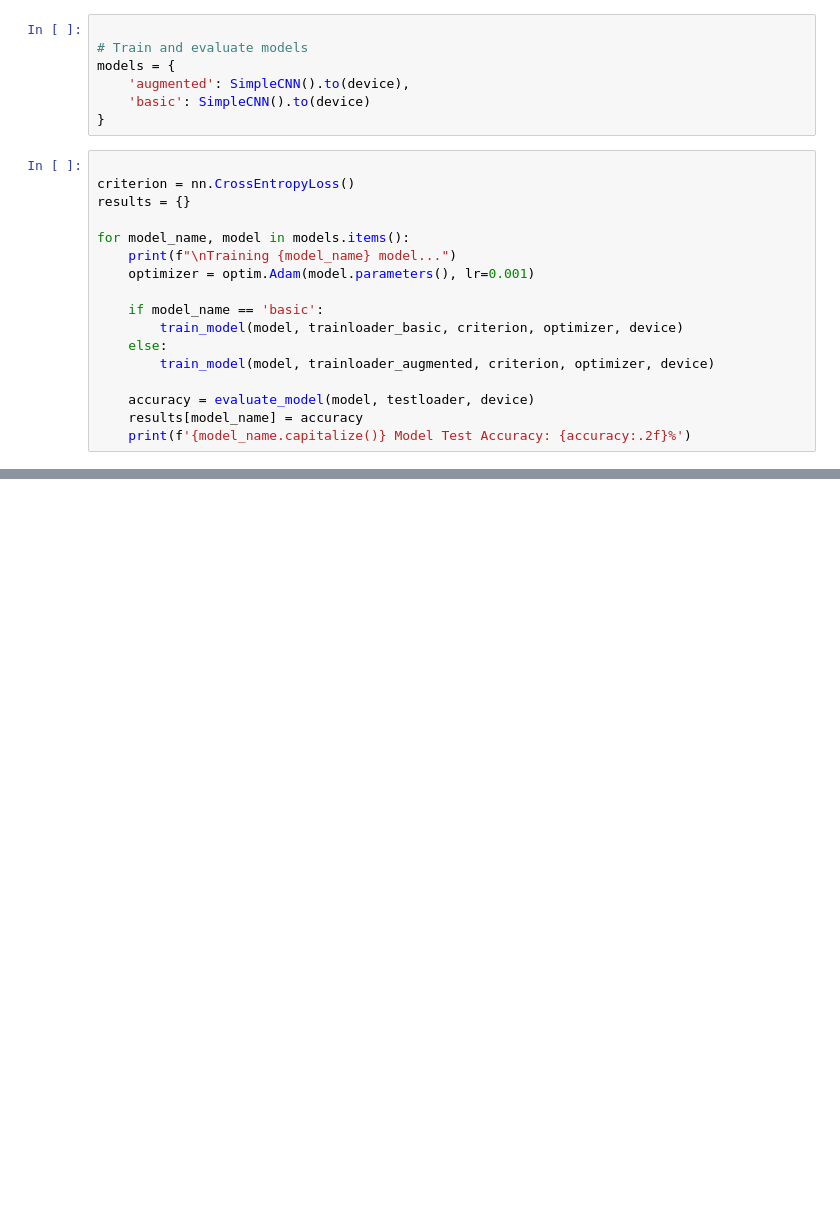
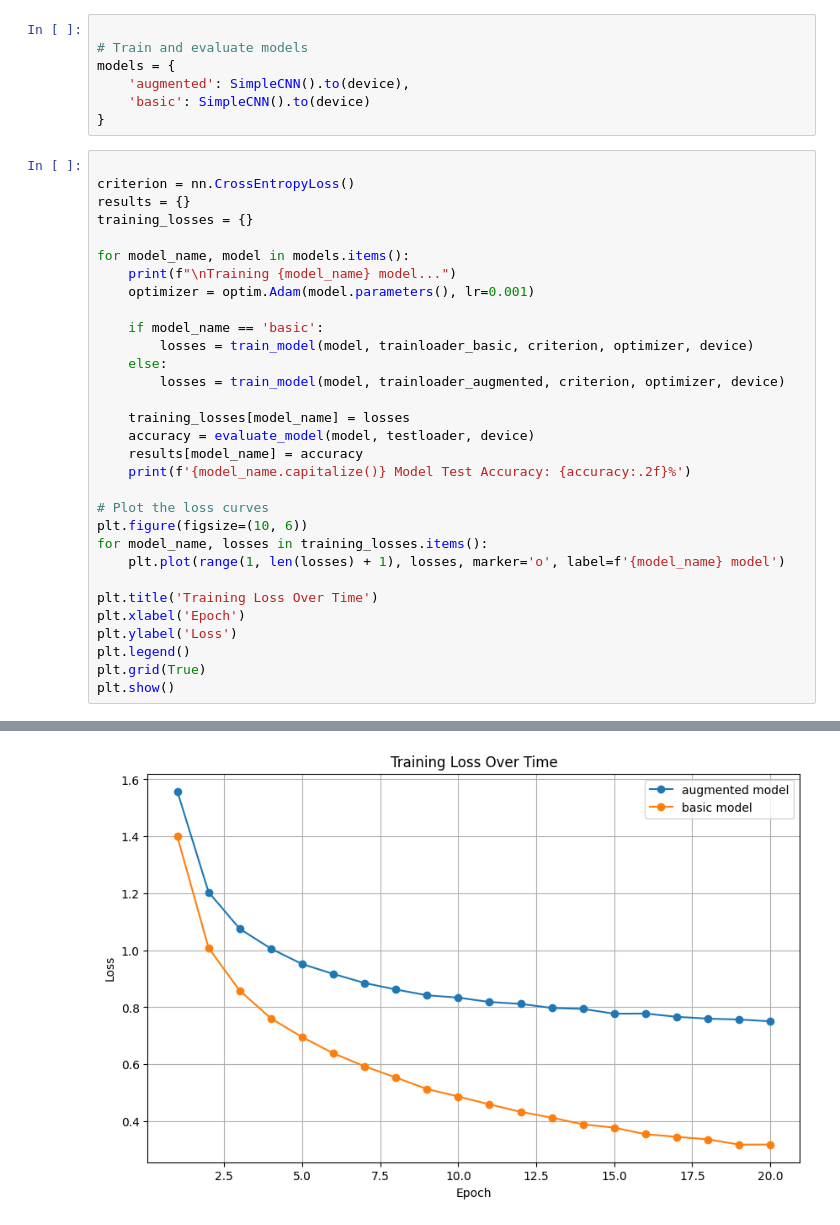
Before and after one commit to Poliaboy/MachineLearningForCV, a Jupyter notebook: TD4/TD4.ipynb, the cells around one changed output, grey strips where cells are left out. Saved outputs shown, nothing was run; the diff lists cells and outputs as text; blank space fills up the shorter version.

```diff
--- a/TD4/TD4.ipynb
+++ b/TD4/TD4.ipynb
@@ -206,18 +215,32 @@ models = {
 
 criterion = nn.CrossEntropyLoss()
 results = {}
+training_losses = {}
 
 for model_name, model in models.items():
     print(f"\nTraining {model_name} model...")
     optimizer = optim.Adam(model.parameters(), lr=0.001)
 
     if model_name == 'basic':
-        train_model(model, trainloader_basic, criterion, optimizer, device)
+        losses = train_model(model, trainloader_basic, criterion, optimizer, device)
     else:
-        train_model(model, trainloader_augmented, criterion, optimizer, device)
+        losses = train_model(model, trainloader_augmented, criterion, optimizer, device)
 
+    training_losses[model_name] = losses
     accuracy = evaluate_model(model, testloader, device)
     results[model_name] = accuracy
     print(f'{model_name.capitalize()} Model Test Accuracy: {accuracy:.2f}%')
+
+# Plot the loss curves
+plt.figure(figsize=(10, 6))
+for model_name, losses in training_losses.items():
+    plt.plot(range(1, len(losses) + 1), losses, marker='o', label=f'{model_name} model')
+
+plt.title('Training Loss Over Time')
+plt.xlabel('Epoch')
+plt.ylabel('Loss')
+plt.legend()
+plt.grid(True)
+plt.show()
 # %% [output]
 Training augmented model...
@@ -240,3 +263,4 @@ Basic Model Test Accuracy: 74.25%
+[figure, added]
 # %%
 
 # Plot results
```
Also changed, not shown: parts of 9 cells of this notebook, 24 other files.
